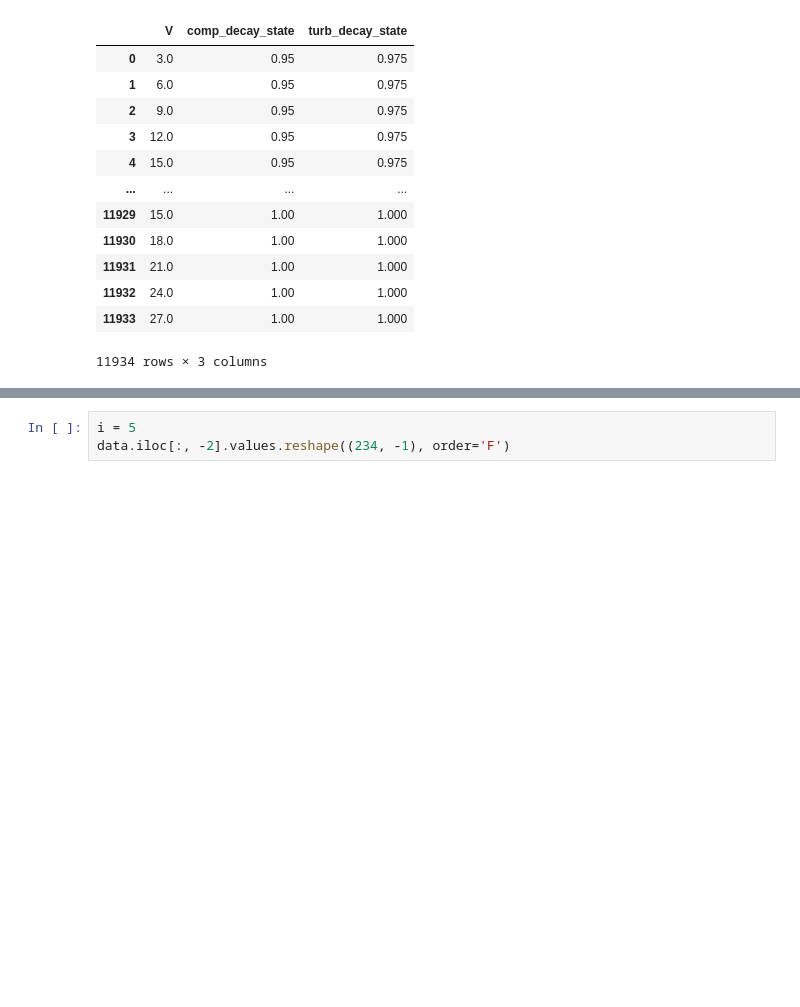
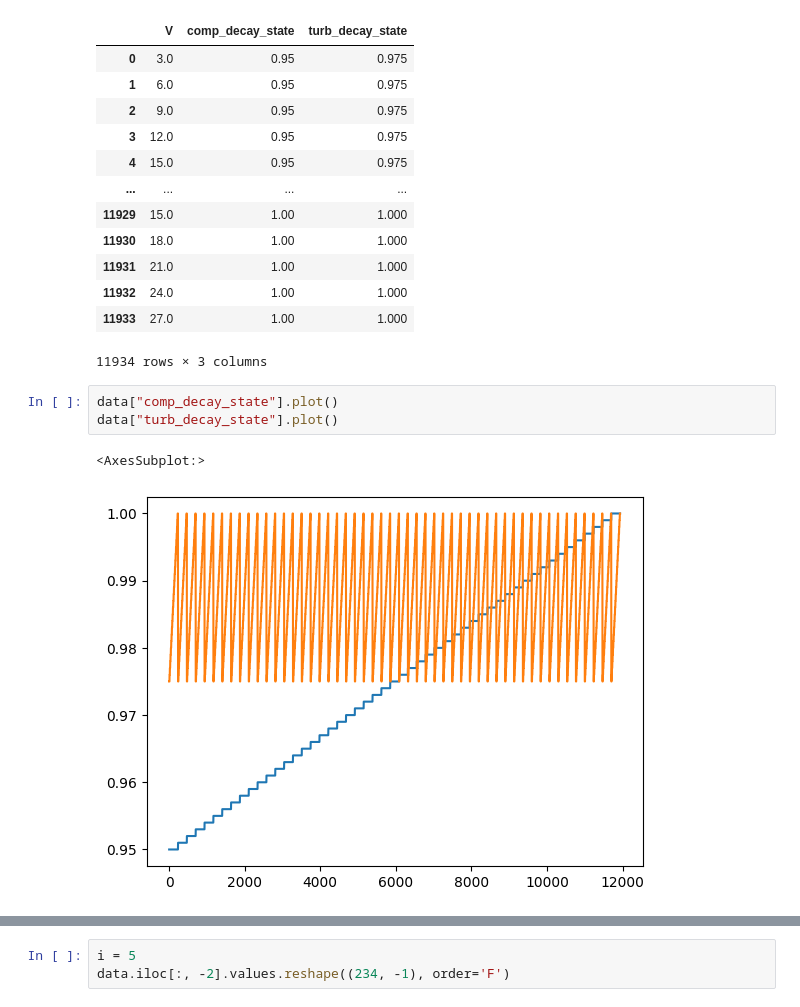
Before and after one commit to kokikwbt/predictive-maintenance, a Jupyter notebook: notebooks/view_cbm.ipynb, the cells around one changed output, grey strips where cells are left out. Drawn from its saved outputs; the diff is of its cells as text; blank space fills up the shorter version.

```diff
--- a/notebooks/view_cbm.ipynb
+++ b/notebooks/view_cbm.ipynb
@@ -67,6 +67,12 @@ data.iloc[:, [1, -2, -1]]
 | 11932 | 24.0 | 1.00 | 1.000 |
 | 11933 | 27.0 | 1.00 | 1.000 |
 11934 rows × 3 columns
+# %%
+data["comp_decay_state"].plot()
+data["turb_decay_state"].plot()
+# %% [output]
+<AxesSubplot:>
+[figure, added]
 # %%
 st = 3000
 ed = 3500
```
Also changed, not shown: parts of 9 cells of this notebook, 10 other files.
